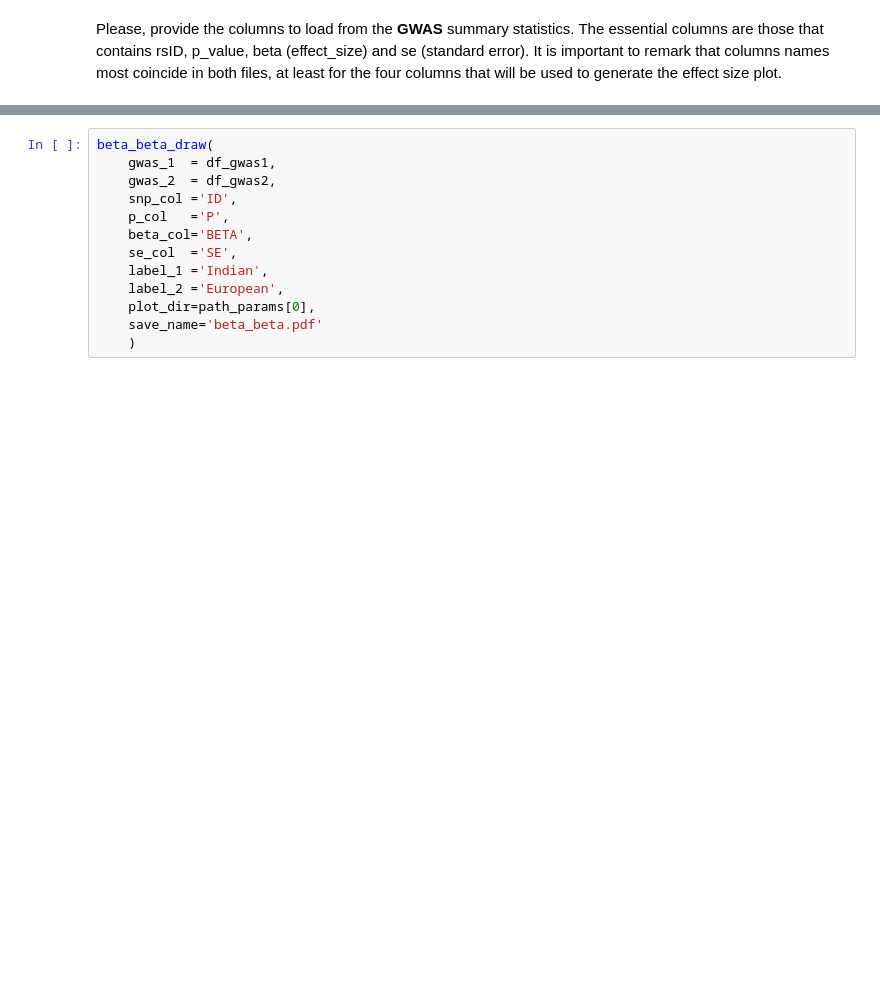
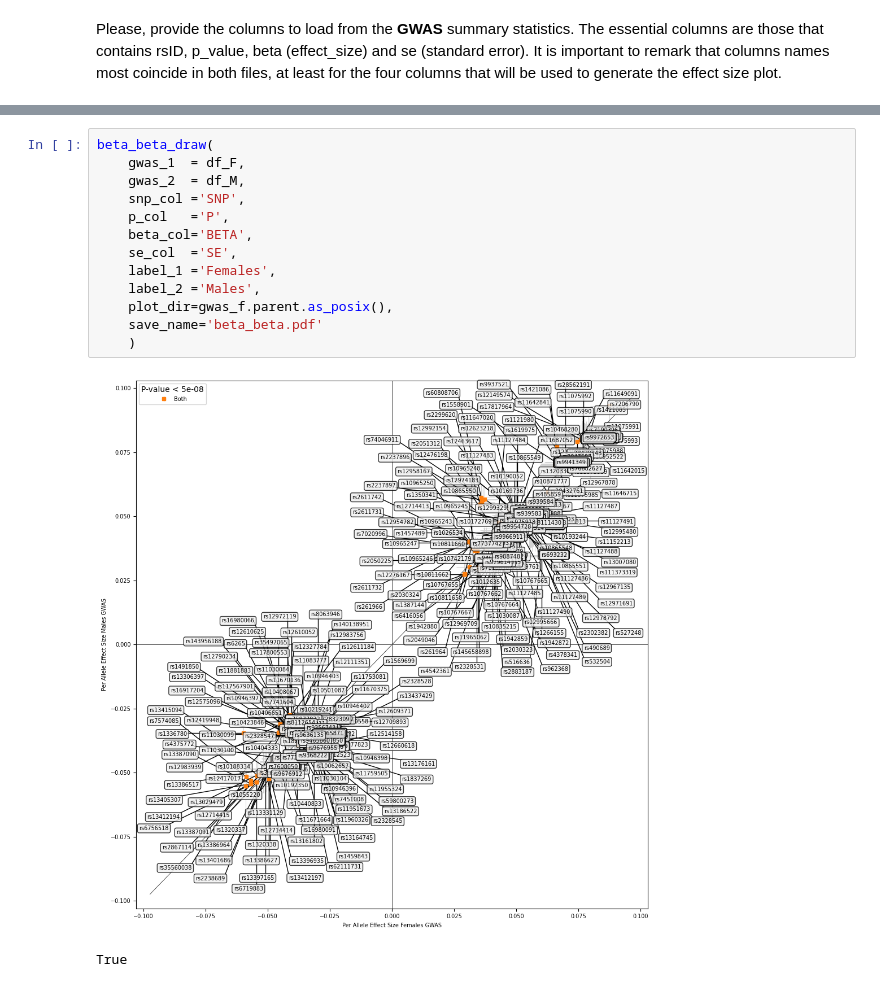
Before and after one commit to cge-tubingens/IDEAL-GENOM, a Jupyter notebook: viz_notebooks/beta_beta.ipynb, the cells around one changed output, grey strips where cells are left out. Cells and saved outputs as stored; diff of their text form; blank space fills up the shorter version.

```diff
--- a/viz_notebooks/beta_beta.ipynb
+++ b/viz_notebooks/beta_beta.ipynb
@@ -72,13 +62,16 @@ df_gwas2.head(5)
 # %%
 beta_beta_draw(
-    gwas_1  = df_gwas1,
-    gwas_2  = df_gwas2,
-    snp_col ='ID',
+    gwas_1  = df_F,
+    gwas_2  = df_M,
+    snp_col ='SNP',
     p_col   ='P',
     beta_col='BETA',
     se_col  ='SE',
-    label_1 ='Indian',
-    label_2 ='European',
-    plot_dir=path_params[0],
+    label_1 ='Females',
+    label_2 ='Males',
+    plot_dir=gwas_f.parent.as_posix(),
     save_name='beta_beta.pdf'
     )
+# %% [output]
+[figure, added]
+True
```
Also changed, not shown: parts of 4 cells of this notebook.
